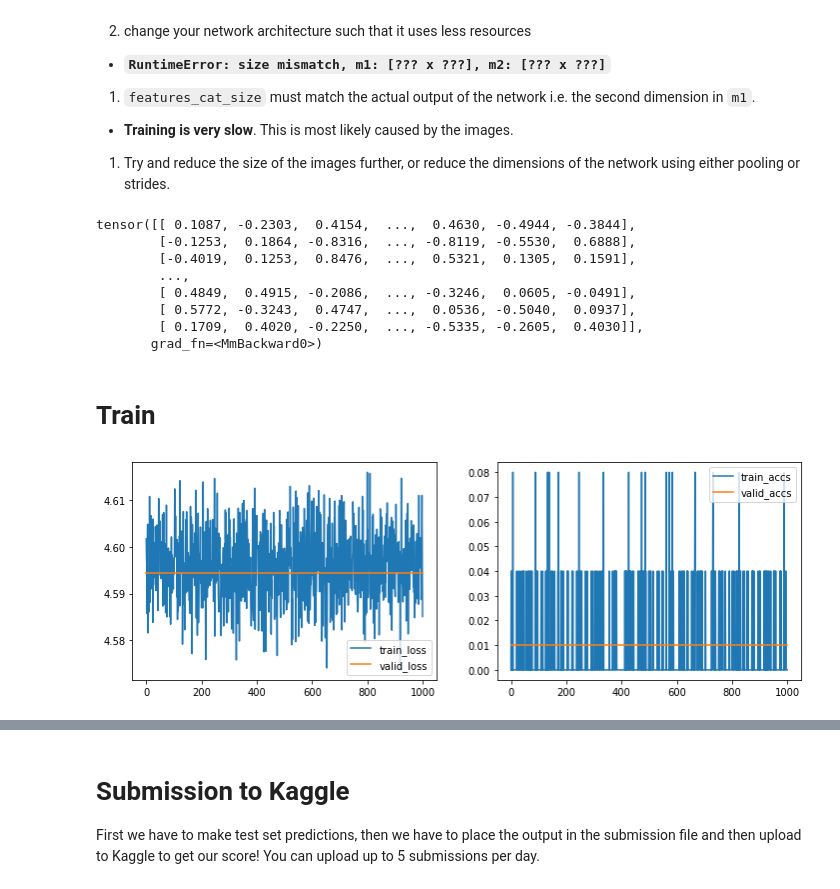
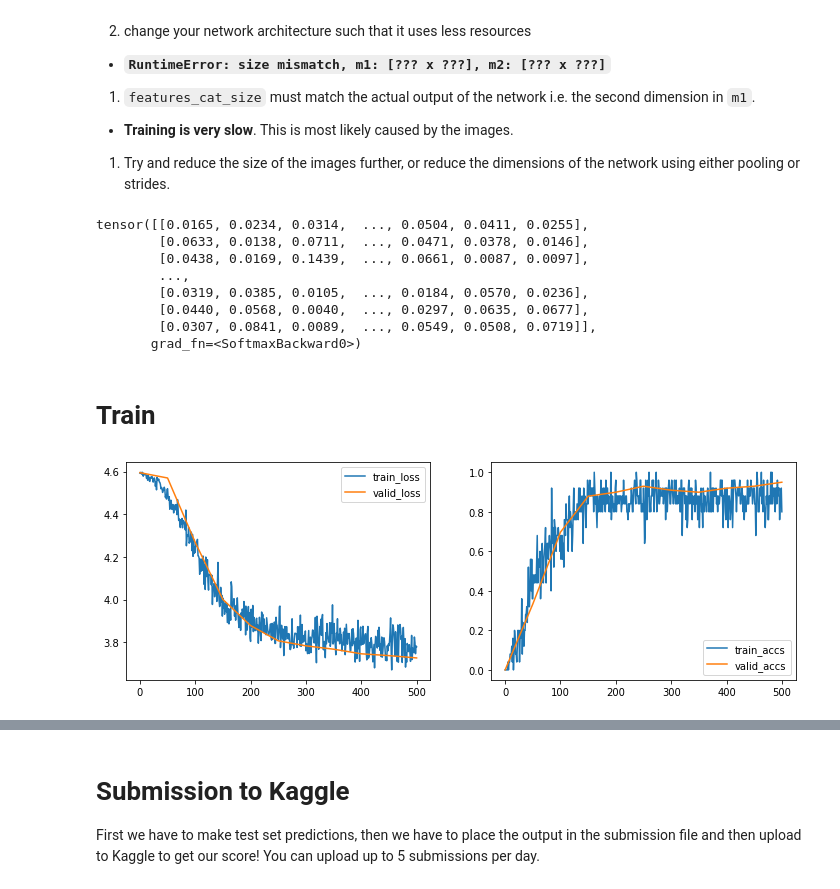
Before and after one commit to frejasarfelt/02456-deep-learning-with-PyTorch, a Jupyter notebook: 6_Mini_Project/6.1-EXE-Kaggle-Leaf-Challenge.ipynb, the cells around one changed output, grey strips where cells are left out. Cells and saved outputs as stored; diff of their text form; code cells hidden in the pictures.

```diff
--- a/6_Mini_Project/6.1-EXE-Kaggle-Leaf-Challenge.ipynb
+++ b/6_Mini_Project/6.1-EXE-Kaggle-Leaf-Challenge.ipynb
@@ -315,7 +315,7 @@ It simply manages the data in a nice way - so it is a good place to come back an
 5.1) As a part of the data loader, we should specify the shape of the images, number of classes, and the number of features for the three feature types: margin, shape and texture. Define the three variables in the code below.
 # %%
 # The image shape should be of the format (height, width, channels)
-IMAGE_SHAPE = (30,30,1)   # <-- Your answer here
+IMAGE_SHAPE = (40,40,1)   # <-- Your answer here
 NUM_CLASSES = 99   # <-- Your answer here
 
 # For all three features types margin, shape, and texture, we have NUM_FEATURES for each type.
@@ -486,11 +487,18 @@ class Net(nn.Module):
     def __init__(self):
         super(Net, self).__init__()
 
-        self.conv_1 = nn.Sequential(Conv2d(in_channels=channels,
-                                           out_channels=conv_out_channels,
+        self.conv_1 = nn.Sequential(nn.BatchNorm2d(channels),
+                                    nn.Dropout(0.1),
+                                    Conv2d(in_channels=channels,
+                                           out_channels=64,
                                            kernel_size=kernel_size,
                                            stride=conv_stride,
                                            padding=conv_pad),
+                                    nn.ReLU(),
+
+                                    nn.BatchNorm2d(64),
+                                    nn.Dropout(0.2),
+                                    Conv2d(64 ,conv_out_channels, kernel_size=3),
                                     nn.ReLU()
         )
 
@@ -499,10 +507,13 @@ class Net(nn.Module):
         self.rnn_1 = RNN(1,20,20)
 
 
-        self.l_out = nn.Sequential(Linear(in_features=features_cat_size,
+        self.l_out = nn.Sequential(nn.BatchNorm1d(num_features=features_cat_size),
+                                   Linear(in_features=features_cat_size,
                                           out_features=NUM_CLASSES,
                                           bias=False)
         )
+        # add softmax in order to remove negative values
+        self.softmax = torch.nn.Softmax(dim=0)
 
     def forward(self, x_img, x_margin, x_shape, x_texture):
         features = []
@@ -550,7 +561,8 @@ class Net(nn.Module):
         features_final = torch.cat(features, dim=1)
         features_final = features_final.reshape(features_final.size(0), -1)
 
-        out['out'] = self.l_out(features_final)
+        tmp = self.l_out(features_final)
+        out['out'] = self.softmax(tmp)
         return out
 
 net = Net()
@@ -617,22 +637,22 @@ _x_texture = get_variable(Variable(torch.from_numpy(randnorm(_feature_shape))))
 output = net(x_img=_x_image, x_margin=_x_margin, x_shape=_x_shape, x_texture=_x_texture)
 output['out']
 # %% [output]
-tensor([[ 0.1087, -0.2303,  0.4154,  ...,  0.4630, -0.4944, -0.3844],
-        [-0.1253,  0.1864, -0.8316,  ..., -0.8119, -0.5530,  0.6888],
-        [-0.4019,  0.1253,  0.8476,  ...,  0.5321,  0.1305,  0.1591],
+tensor([[0.0165, 0.0234, 0.0314,  ..., 0.0504, 0.0411, 0.0255],
+        [0.0633, 0.0138, 0.0711,  ..., 0.0471, 0.0378, 0.0146],
+        [0.0438, 0.0169, 0.1439,  ..., 0.0661, 0.0087, 0.0097],
         ...,
-        [ 0.4849,  0.4915, -0.2086,  ..., -0.3246,  0.0605, -0.0491],
-        [ 0.5772, -0.3243,  0.4747,  ...,  0.0536, -0.5040,  0.0937],
-        [ 0.1709,  0.4020, -0.2250,  ..., -0.5335, -0.2605,  0.4030]],
-       grad_fn=<MmBackward0>)
+        [0.0319, 0.0385, 0.0105,  ..., 0.0184, 0.0570, 0.0236],
+        [0.0440, 0.0568, 0.0040,  ..., 0.0297, 0.0635, 0.0677],
+        [0.0307, 0.0841, 0.0089,  ..., 0.0549, 0.0508, 0.0719]],
+       grad_fn=<SoftmaxBackward0>)
 # %% [markdown]
 # Train
 # %%
 # Setup settings for training
 VALIDATION_SIZE = 0.1 # 0.1 is ~ 100 samples for validation
-max_iter = 1000
-log_every = 100
-eval_every = 100
+max_iter = 500
+log_every = 50
+eval_every = 50
 
 # Function to get label
 def get_labels(batch):
@@ -689,32 +709,32 @@ for i, batch_train in enumerate(batch_gen.gen_train()):
     output = net(**get_input(batch_train))
     labels_argmax = torch.max(get_labels(batch_train), 1)[1]
     batch_loss = criterion(output['out'], labels_argmax)
 
     train_iter.append(i)
     train_loss.append(float(get_numpy(batch_loss)))
     train_accs.append(float(get_numpy(accuracy(output['out'], labels_argmax))))
 
     optimizer.zero_grad()
     batch_loss.backward()
     optimizer.step()
 
     # Log i figure
     if i % log_every == 0:
         fig = plt.figure(figsize=(12,4))
         plt.subplot(1, 2, 1)
         plt.plot(train_iter, train_loss, label='train_loss')
         plt.plot(valid_iter, valid_loss, label='valid_loss')
         plt.legend()
 
         plt.subplot(1, 2, 2)
         plt.plot(train_iter, train_accs, label='train_accs')
         plt.plot(valid_iter, valid_accs, label='valid_accs')
         plt.legend()
         plt.show()
         clear_output(wait=True)
-#         print("Train, it: {} loss: {:.2f} accs: {:.2f}".format(i, train_loss[-1], train_accs[-1]))
+        # print("Train, it: {} loss: {:.2f} accs: {:.2f}".format(i, train_loss[-1], train_accs[-1]))
 
     if max_iter < i:
         break
 # %% [output]
-[figure, old version]
+[figure, new version]
```
Also changed, not shown: parts of 12 cells of this notebook.
